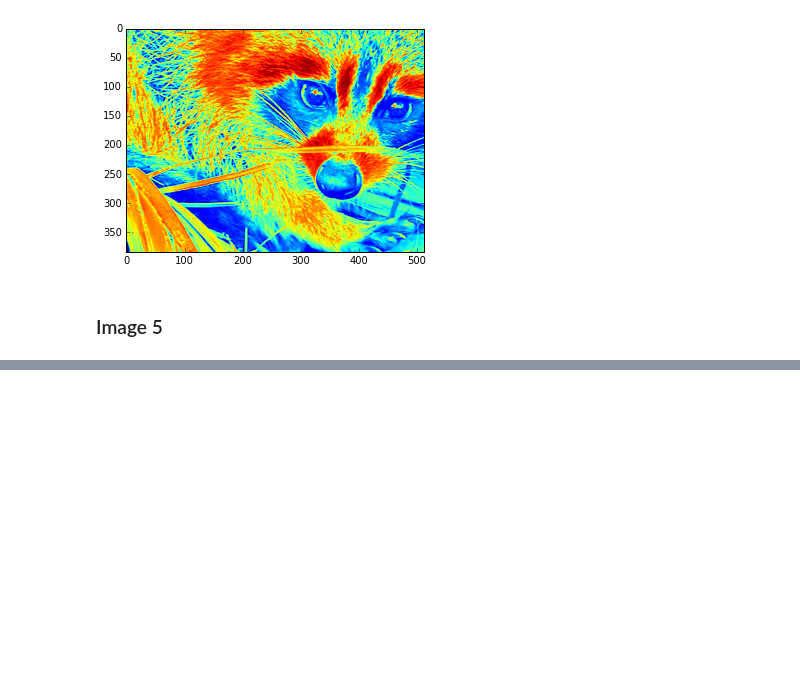
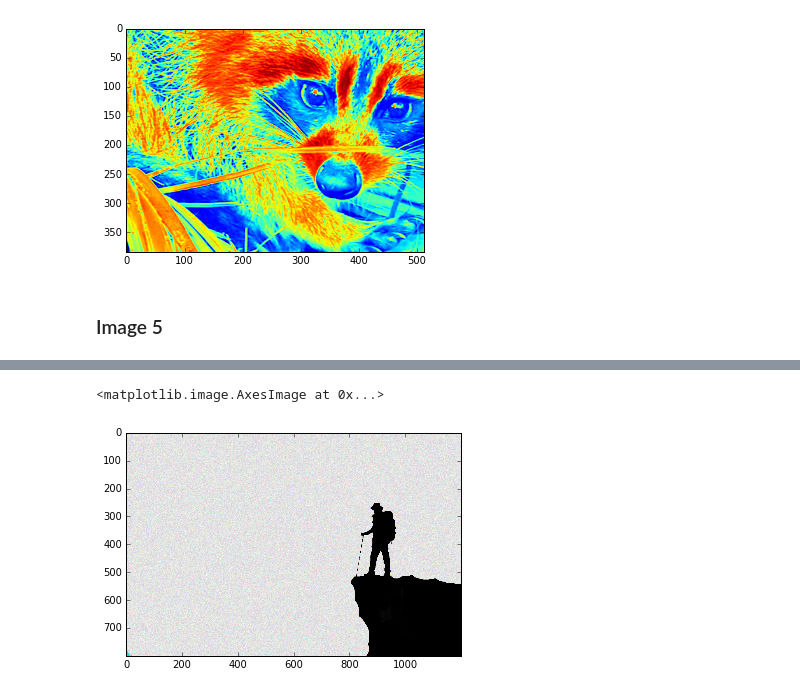
Before and after one commit to agentzh2m/mathclub-imgproc, a Jupyter notebook: image_processing.ipynb, the cells around one changed output, grey strips where cells are left out. Cells and saved outputs as stored; diff of their text form; code cells hidden in the pictures; blank space fills up the shorter version.

```diff
--- a/image_processing.ipynb
+++ b/image_processing.ipynb
@@ -105,0 +134,12 @@ plt.imshow(crop_face)
+# %%
+new_im6 = np.copy(im6)
+for i, space in enumerate(new_im6):
+    for j, pixel in enumerate(space):
+        for k,c in enumerate(pixel):
+            if c > 10:
+                new_im6[i][j][k] = np.random.randint(200, 255)
+
+plt.imshow(new_im6)
+# %% [output]
+<matplotlib.image.AxesImage at 0x...>
+[figure, added]
```
Also changed, not shown: parts of 11 cells of this notebook, 8 other files.
